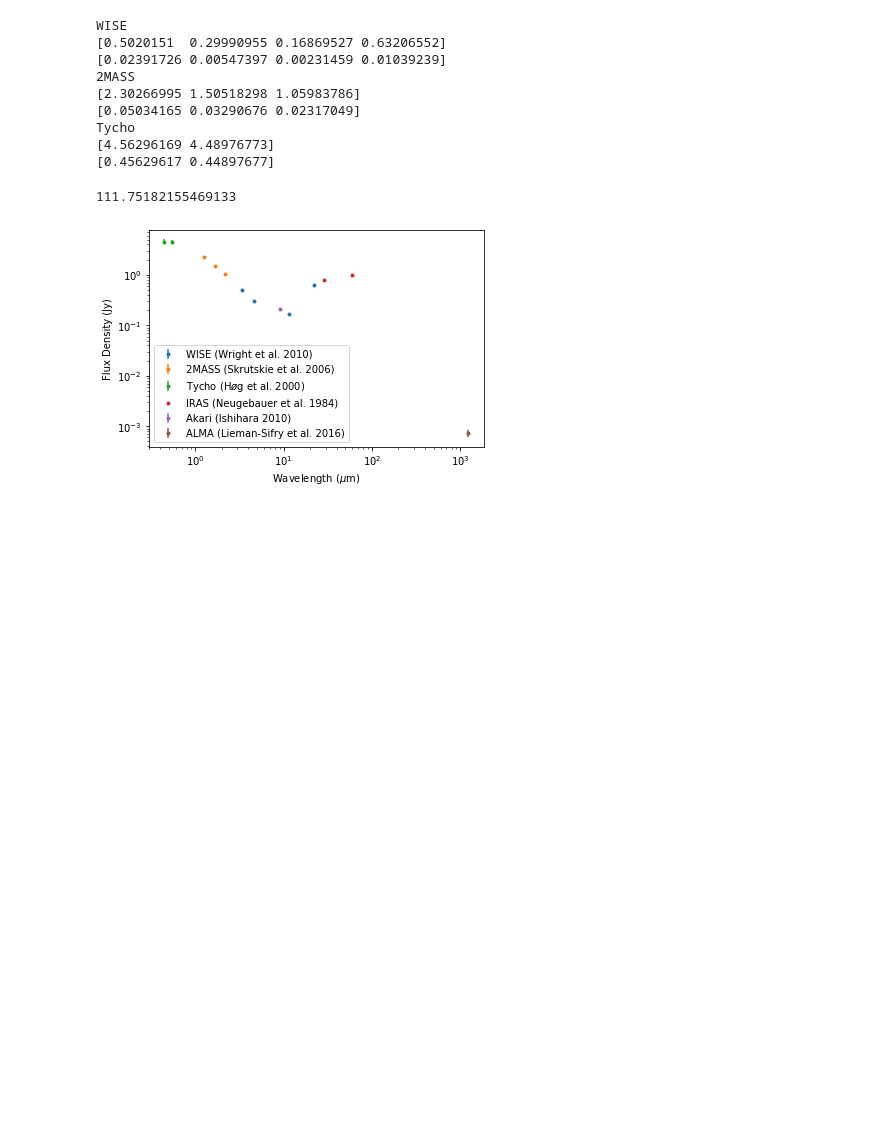
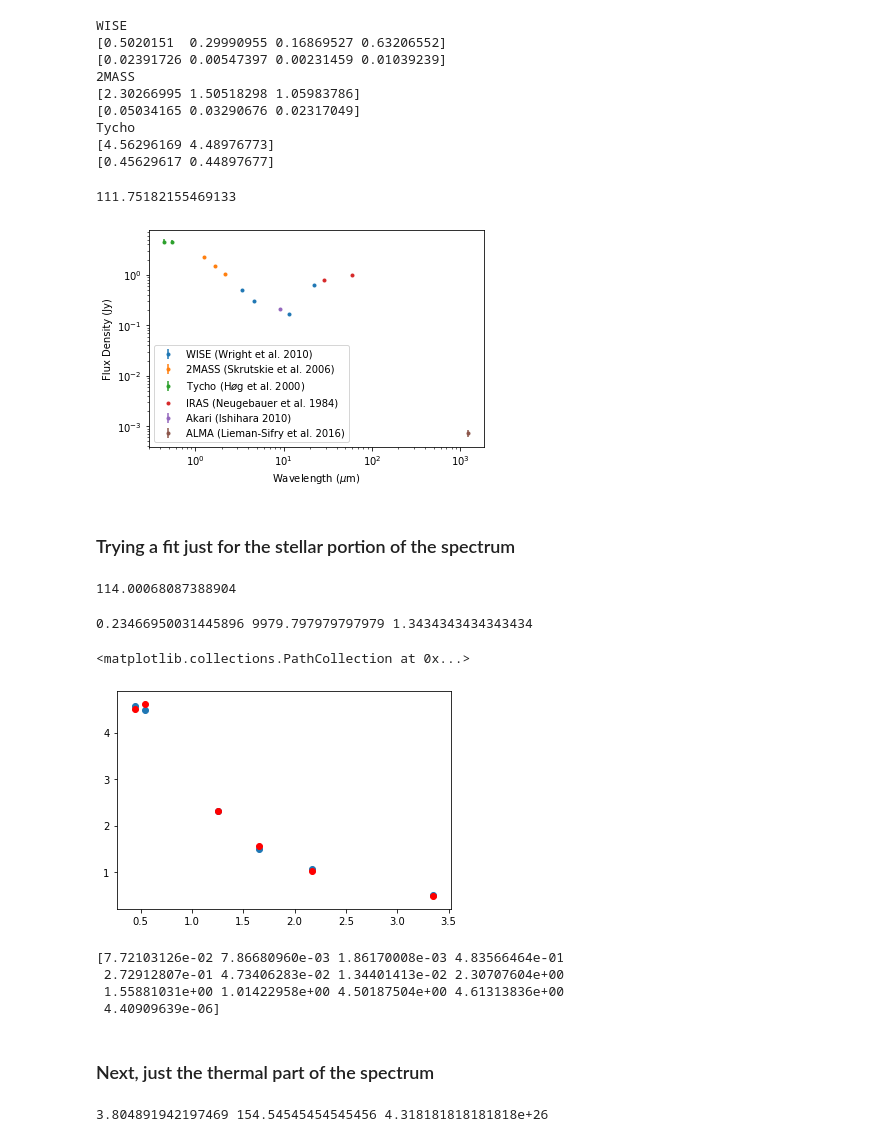
Before and after one commit to briley-lewis/debris-disk, a Jupyter notebook: Disk SED.ipynb, the cells around one changed output. Cells and saved outputs as stored; diff of their text form; code cells hidden in the pictures; blank space fills up the shorter version.

```diff
--- a/Disk SED.ipynb
+++ b/Disk SED.ipynb
@@ -143,0 +144,40 @@ def toJy_disk(Bv,A):
+# %% [markdown]
+### Trying a fit just for the stellar portion of the spectrum
+# %%
+#just stellar portion of spectrum
+star = phot[np.where(lam<4)]
+star_lam = lam[np.where(lam<4)]
+star_sig = sigma[np.where(lam<4)]
+# %%
+x2 = np.sum(((star - toJy_star(Bv_lam(8600,star_lam*1e-4),1))**2)/star_sig)
+print(x2)
+# %% [output]
+114.00068087388904
+# %%
+x2best=1e10
+for T in np.linspace(8000,12000,100):
+    for R in np.linspace(1,3,100):
+        x2 = np.sum(((star - toJy_star(Bv_lam(T,star_lam*1e-4),R))**2)/star_sig)
+        if x2<x2best:
+            x2best = x2
+            Tbests = T
+            Rbest = R
+print(x2best,Tbests,Rbest)
+# %% [output]
+0.23466950031445896 9979.797979797979 1.3434343434343434
+# %%
+plt.scatter(star_lam,star)
+plt.scatter(star_lam,toJy_star(Bv_lam(Tbests,star_lam*1e-4),Rbest),color='red')
+# %% [output]
+<matplotlib.collections.PathCollection at 0x...>
+[figure, added]
+# %%
+F_star = toJy_star(Bv_lam(Tbests,lam*1e-4),Rbest)
+print(F_star)
+# %% [output]
+[7.72103126e-02 7.86680960e-03 1.86170008e-03 4.83566464e-01
+ 2.72912807e-01 4.73406283e-02 1.34401413e-02 2.30707604e+00
+ 1.55881031e+00 1.01422958e+00 4.50187504e+00 4.61313836e+00
+ 4.40909639e-06]
+# %% [markdown]
+### Next, just the thermal part of the spectrum
@@ -143,0 +189,12 @@ def toJy_disk(Bv,A):
+# %%
+x2best=1e10
+for T in np.linspace(50,500,100):
+    for A in np.linspace(5e25,5e26,100):
+        x2 = np.sum(((thermal - toJy_disk(Bv_lam(T,thermal_lam*1e-4),A))**2)/thermal_sig)
+        if x2<x2best:
+            x2best = x2
+            Tbest = T
+            Abest = A
+print(x2best,Tbest,Abest)
+# %% [output]
+3.804891942197469 154.54545454545456 4.318181818181818e+26
```
Also changed, not shown: parts of 10 cells of this notebook.
